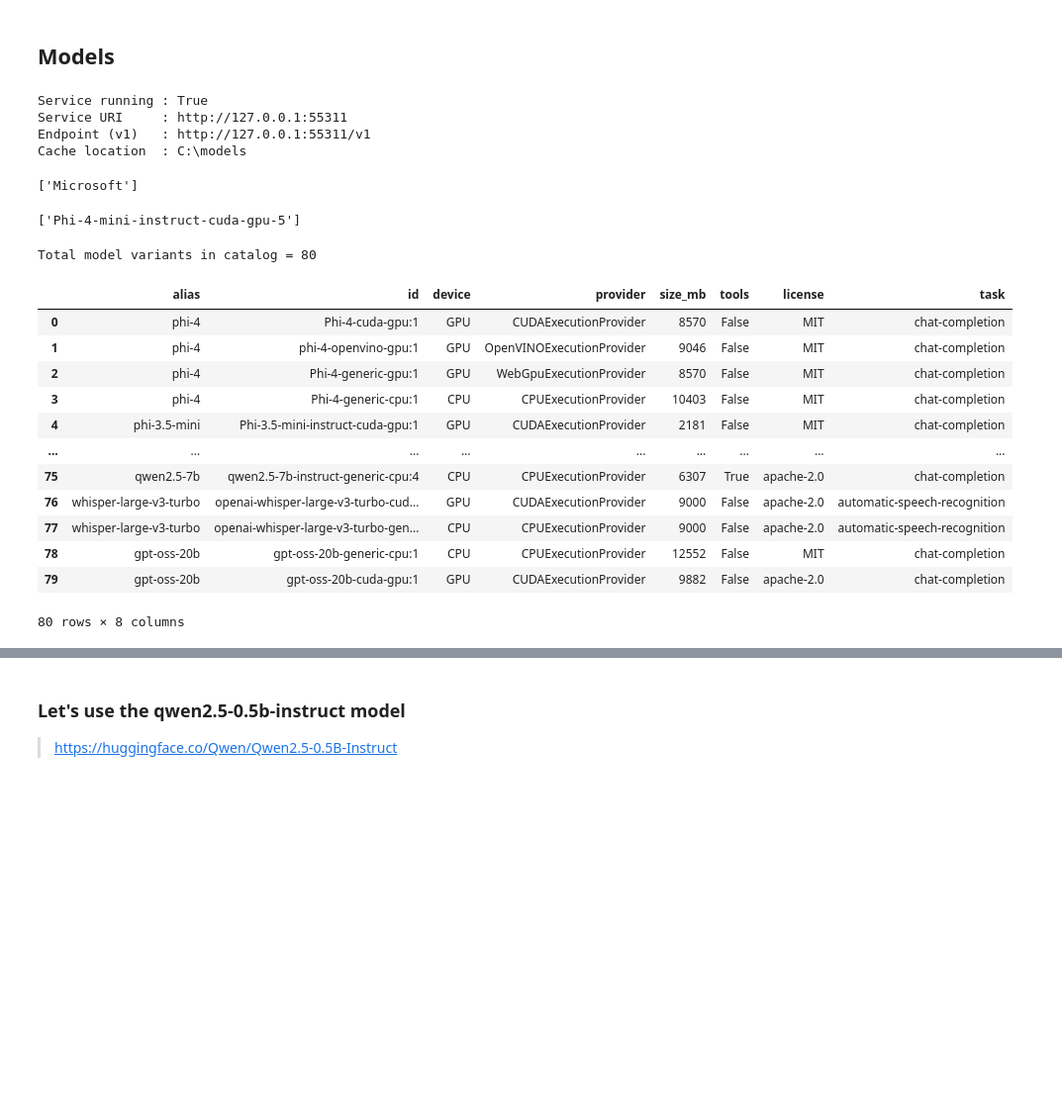
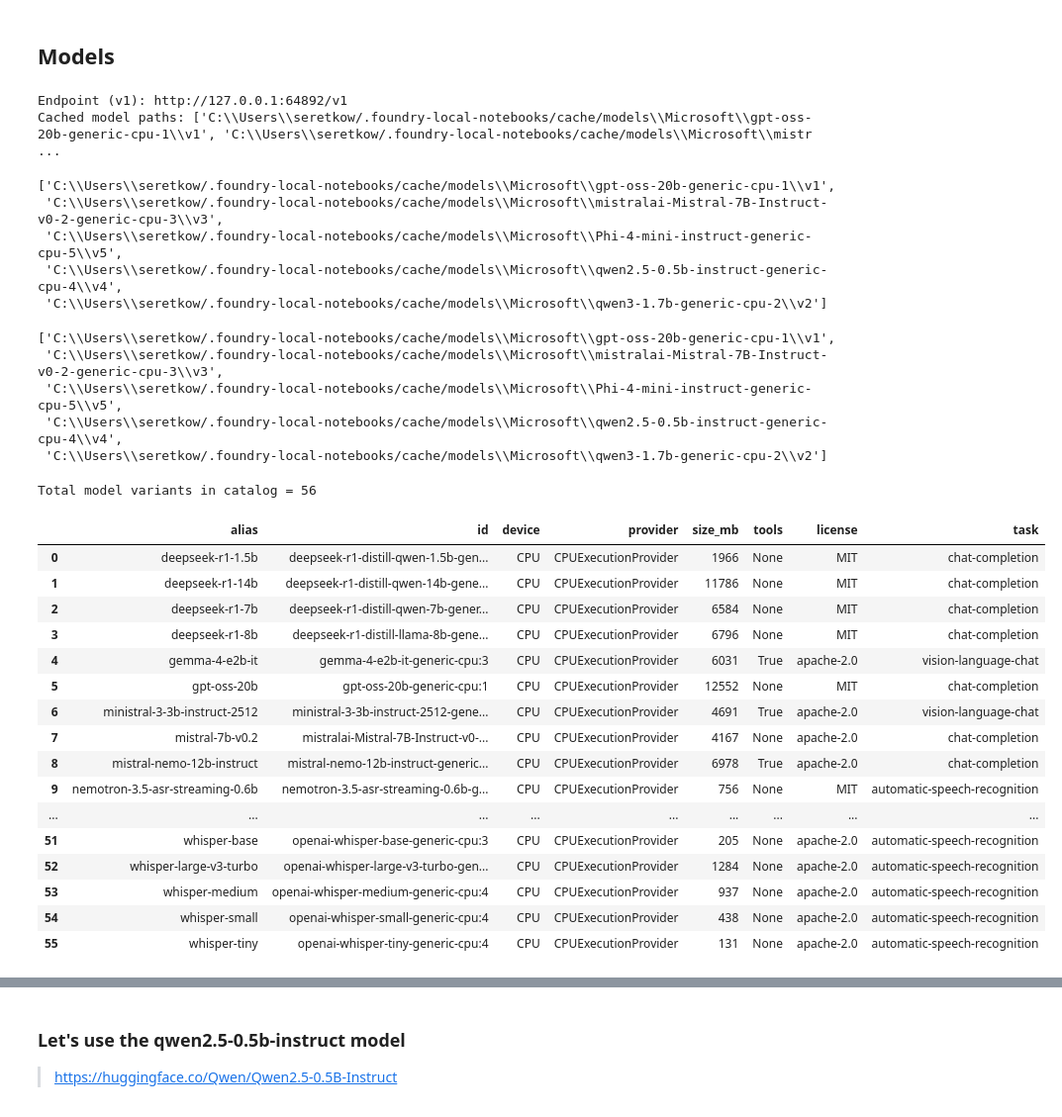
Before and after one commit to retkowsky/foundry-local, a Jupyter notebook: 03 Foundry Local Practical Applications.ipynb, the cells around one changed output, grey strips where cells are left out. Shown at 99% size. Drawn from its saved outputs; the diff is of its cells as text; code cells hidden in the pictures; blank space fills up the shorter version.

```diff
--- a/03 Foundry Local Practical Applications.ipynb
+++ b/03 Foundry Local Practical Applications.ipynb
@@ -236,8 +271,8 @@ def models_to_df(models):
     return pd.DataFrame([{
         "alias": m.alias,
         "id": m.id,
-        "device": m.device_type.value,
-        "provider": m.execution_provider,
+        "device": (m.runtime.device_type.value if m.runtime else "unknown"),
+        "provider": (m.runtime.execution_provider if m.runtime else "unknown"),
         "size_mb": m.file_size_mb,
         "tools": m.supports_tool_calling,
         "license": m.license,
@@ -246,47 +281,61 @@ def models_to_df(models):
 # %% [markdown]
 ## Models
 # %%
-manager = FoundryLocalManager()
-manager.start_service()
-
-print(f"Service running : {manager.is_service_running()}")
-print(f"Service URI     : {manager.service_uri}")
-print(f"Endpoint (v1)   : {manager.endpoint}")
-print(f"Cache location  : {manager.get_cache_location()}")
+if FoundryLocalManager.instance is None:
+    FoundryLocalManager.initialize(Configuration(
+        app_name="foundry-local-notebooks",
+        model_cache_dir=os.getenv("FOUNDRY_MODEL_CACHE_DIR"),
+    ))
+manager = FoundryLocalManager.instance
+if not manager.urls:
+    manager.start_web_service()
+endpoint = manager.urls[0].rstrip("/") + "/v1"
+print(f"Endpoint (v1): {endpoint}")
+print("Cached model paths:", [m.get_path() for m in manager.catalog.get_cached_models()])
 # %% [output]
-Service running : True
-Service URI     : http://127.0.0.1:55311
-Endpoint (v1)   : http://127.0.0.1:55311/v1
-Cache location  : C:\models
+Endpoint (v1): http://127.0.0.1:64892/v1
+Cached model paths: ['C:\\Users\\seretkow/.foundry-local-notebooks/cache/models\\Microsoft\\gpt-oss-20b-generic-cpu-1\\v1', 'C:\\Users\\seretkow/.foundry-local-notebooks/cache/models\\Microsoft\\mistr ...
 # %%
-os.listdir(manager.get_cache_location())
+[m.get_path() for m in manager.catalog.get_cached_models()]
 # %% [output]
-['Microsoft']
+['C:\\Users\\seretkow/.foundry-local-notebooks/cache/models\\Microsoft\\gpt-oss-20b-generic-cpu-1\\v1',
+ 'C:\\Users\\seretkow/.foundry-local-notebooks/cache/models\\Microsoft\\mistralai-Mistral-7B-Instruct-v0-2-generic-cpu-3\\v3',
+ 'C:\\Users\\seretkow/.foundry-local-notebooks/cache/models\\Microsoft\\Phi-4-mini-instruct-generic-cpu-5\\v5',
+ 'C:\\Users\\seretkow/.foundry-local-notebooks/cache/models\\Microsoft\\qwen2.5-0.5b-instruct-generic-cpu-4\\v4',
+ 'C:\\Users\\seretkow/.foundry-local-notebooks/cache/models\\Microsoft\\qwen3-1.7b-generic-cpu-2\\v2']
 # %%
-os.listdir(os.path.join(manager.get_cache_location(), "Microsoft"))
+[m.get_path() for m in manager.catalog.get_cached_models()]
 # %% [output]
-['Phi-4-mini-instruct-cuda-gpu-5']
+['C:\\Users\\seretkow/.foundry-local-notebooks/cache/models\\Microsoft\\gpt-oss-20b-generic-cpu-1\\v1',
+ 'C:\\Users\\seretkow/.foundry-local-notebooks/cache/models\\Microsoft\\mistralai-Mistral-7B-Instruct-v0-2-generic-cpu-3\\v3',
+ 'C:\\Users\\seretkow/.foundry-local-notebooks/cache/models\\Microsoft\\Phi-4-mini-instruct-generic-cpu-5\\v5',
+ 'C:\\Users\\seretkow/.foundry-local-notebooks/cache/models\\Microsoft\\qwen2.5-0.5b-instruct-generic-cpu-4\\v4',
+ 'C:\\Users\\seretkow/.foundry-local-notebooks/cache/models\\Microsoft\\qwen3-1.7b-generic-cpu-2\\v2']
 # %%
-catalog = manager.list_catalog_models()
+catalog = [v.info for m in manager.catalog.list_models() for v in m.variants]
 print(f"Total model variants in catalog = {len(catalog)}")
 
 df_catalog = models_to_df(catalog)
 df_catalog
 # %% [output]
-Total model variants in catalog = 80
+Total model variants in catalog = 56
 |  | alias | id | device | provider | size_mb | tools | license | task |
-| 0 | phi-4 | Phi-4-cuda-gpu:1 | GPU | CUDAExecutionProvider | 8570 | False | MIT | chat-completion |
-| 1 | phi-4 | phi-4-openvino-gpu:1 | GPU | OpenVINOExecutionProvider | 9046 | False | MIT | chat-completion |
-| 2 | phi-4 | Phi-4-generic-gpu:1 | GPU | WebGpuExecutionProvider | 8570 | False | MIT | chat-completion |
-| 3 | phi-4 | Phi-4-generic-cpu:1 | CPU | CPUExecutionProvider | 10403 | False | MIT | chat-completion |
-| 4 | phi-3.5-mini | Phi-3.5-mini-instruct-cuda-gpu:1 | GPU | CUDAExecutionProvider | 2181 | False | MIT | chat-completion |
+| 0 | deepseek-r1-1.5b | deepseek-r1-distill-qwen-1.5b-gen... | CPU | CPUExecutionProvider | 1966 | None | MIT | chat-completion |
+| 1 | deepseek-r1-14b | deepseek-r1-distill-qwen-14b-gene... | CPU | CPUExecutionProvider | 11786 | None | MIT | chat-completion |
+| 2 | deepseek-r1-7b | deepseek-r1-distill-qwen-7b-gener... | CPU | CPUExecutionProvider | 6584 | None | MIT | chat-completion |
+| 3 | deepseek-r1-8b | deepseek-r1-distill-llama-8b-gene... | CPU | CPUExecutionProvider | 6796 | None | MIT | chat-completion |
+| 4 | gemma-4-e2b-it | gemma-4-e2b-it-generic-cpu:3 | CPU | CPUExecutionProvider | 6031 | True | apache-2.0 | vision-language-chat |
+| 5 | gpt-oss-20b | gpt-oss-20b-generic-cpu:1 | CPU | CPUExecutionProvider | 12552 | None | MIT | chat-completion |
+| 6 | ministral-3-3b-instruct-2512 | ministral-3-3b-instruct-2512-gene... | CPU | CPUExecutionProvider | 4691 | True | apache-2.0 | vision-language-chat |
+| 7 | mistral-7b-v0.2 | mistralai-Mistral-7B-Instruct-v0-... | CPU | CPUExecutionProvider | 4167 | None | apache-2.0 | chat-completion |
+| 8 | mistral-nemo-12b-instruct | mistral-nemo-12b-instruct-generic... | CPU | CPUExecutionProvider | 6978 | True | apache-2.0 | chat-completion |
+| 9 | nemotron-3.5-asr-streaming-0.6b | nemotron-3.5-asr-streaming-0.6b-g... | CPU | CPUExecutionProvider | 756 | None | MIT | automatic-speech-recognition |
 | ... | ... | ... | ... | ... | ... | ... | ... | ... |
-| 75 | qwen2.5-7b | qwen2.5-7b-instruct-generic-cpu:4 | CPU | CPUExecutionProvider | 6307 | True | apache-2.0 | chat-completion |
-| 76 | whisper-large-v3-turbo | openai-whisper-large-v3-turbo-cud... | GPU | CUDAExecutionProvider | 9000 | False | apache-2.0 | automatic-speech-recognition |
-| 77 | whisper-large-v3-turbo | openai-whisper-large-v3-turbo-gen... | CPU | CPUExecutionProvider | 9000 | False | apache-2.0 | automatic-speech-recognition |
-| 78 | gpt-oss-20b | gpt-oss-20b-generic-cpu:1 | CPU | CPUExecutionProvider | 12552 | False | MIT | chat-completion |
-| 79 | gpt-oss-20b | gpt-oss-20b-cuda-gpu:1 | GPU | CUDAExecutionProvider | 9882 | False | apache-2.0 | chat-completion |
+| 51 | whisper-base | openai-whisper-base-generic-cpu:3 | CPU | CPUExecutionProvider | 205 | None | apache-2.0 | automatic-speech-recognition |
+| 52 | whisper-large-v3-turbo | openai-whisper-large-v3-turbo-gen... | CPU | CPUExecutionProvider | 1284 | None | apache-2.0 | automatic-speech-recognition |
+| 53 | whisper-medium | openai-whisper-medium-generic-cpu:4 | CPU | CPUExecutionProvider | 937 | None | apache-2.0 | automatic-speech-recognition |
+| 54 | whisper-small | openai-whisper-small-generic-cpu:4 | CPU | CPUExecutionProvider | 438 | None | apache-2.0 | automatic-speech-recognition |
+| 55 | whisper-tiny | openai-whisper-tiny-generic-cpu:4 | CPU | CPUExecutionProvider | 131 | None | apache-2.0 | automatic-speech-recognition |
-80 rows × 8 columns
 # %%
 # Filter by alias keyword
 df_catalog[df_catalog["alias"].str.contains("qwen", case=False, na=False)]
```
Also changed, not shown: parts of 23 cells of this notebook, 11 other files.
